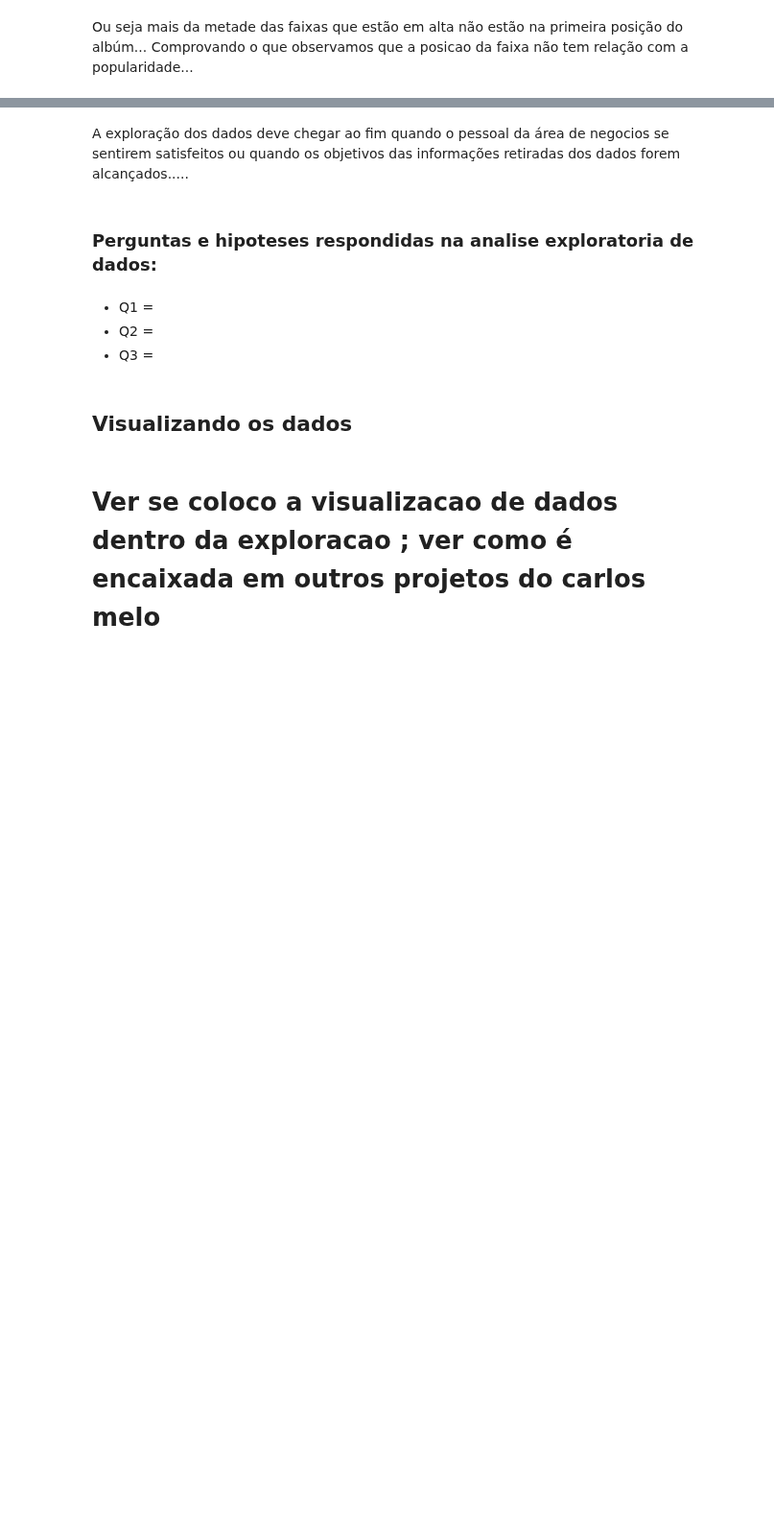
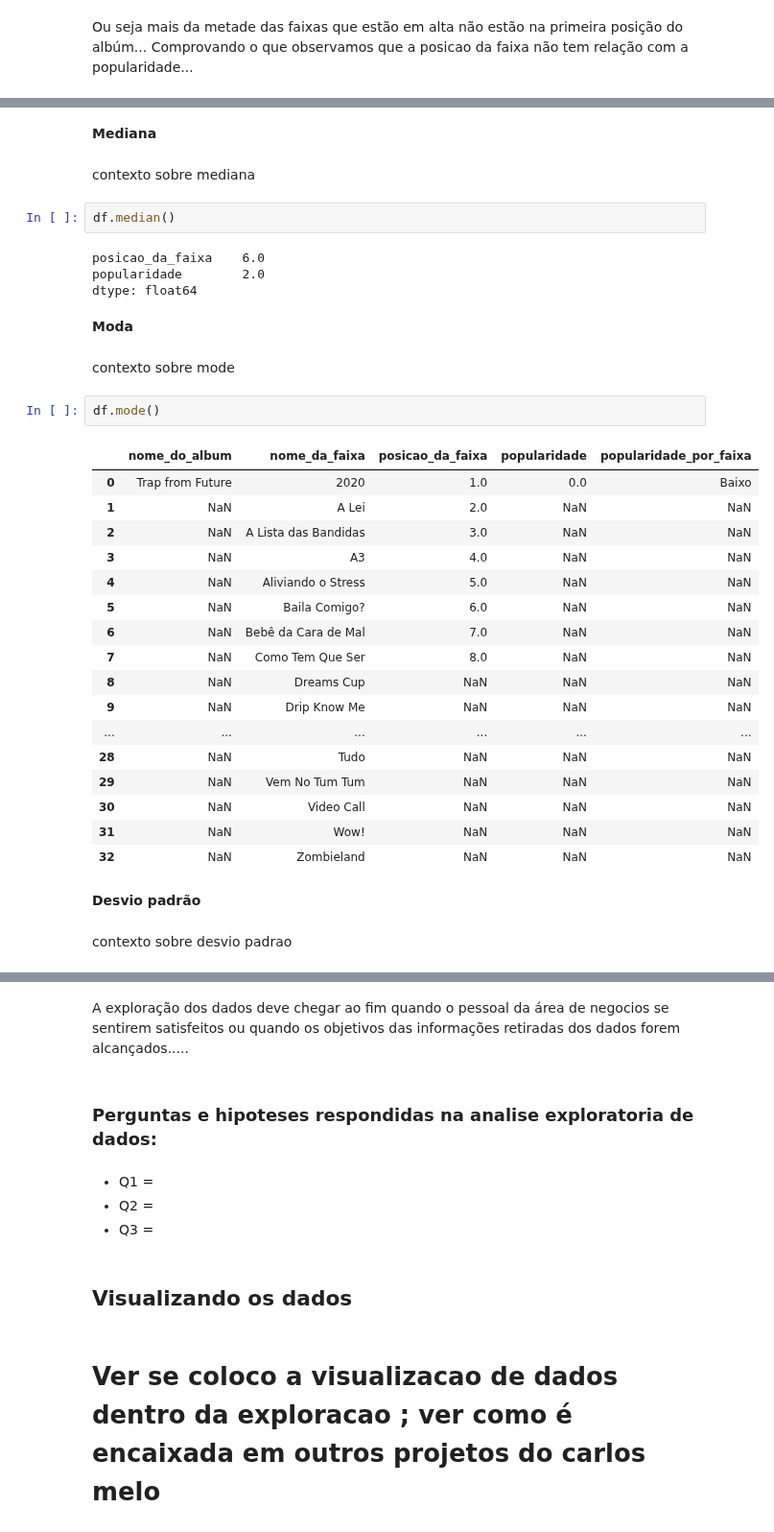
Before and after one commit to luislauriano/Data_Science, a Jupyter notebook: Projeto_construcao.ipynb, the cells around one changed output, grey strips where cells are left out. Shown at 96% size. Cells and saved outputs as stored; diff of their text form; blank space fills up the shorter version.

```diff
--- a/Projeto_construcao.ipynb
+++ b/Projeto_construcao.ipynb
@@ -798,0 +808,38 @@ Ou seja mais da metade das faixas que estão em alta não estão na primeira pos
+# %% [markdown]
+**Mediana**
+# %% [markdown]
+contexto sobre mediana
+# %%
+df.median()
+# %% [output]
+posicao_da_faixa    6.0
+popularidade        2.0
+dtype: float64
+# %% [markdown]
+**Moda**
+# %% [markdown]
+contexto sobre mode
+# %%
+df.mode()
+# %% [output]
+|  | nome_do_album | nome_da_faixa | posicao_da_faixa | popularidade | popularidade_por_faixa |
+| 0 | Trap from Future | 2020 | 1.0 | 0.0 | Baixo |
+| 1 | NaN | A Lei | 2.0 | NaN | NaN |
+| 2 | NaN | A Lista das Bandidas | 3.0 | NaN | NaN |
+| 3 | NaN | A3 | 4.0 | NaN | NaN |
+| 4 | NaN | Aliviando o Stress | 5.0 | NaN | NaN |
+| 5 | NaN | Baila Comigo? | 6.0 | NaN | NaN |
+| 6 | NaN | Bebê da Cara de Mal | 7.0 | NaN | NaN |
+| 7 | NaN | Como Tem Que Ser | 8.0 | NaN | NaN |
+| 8 | NaN | Dreams Cup | NaN | NaN | NaN |
+| 9 | NaN | Drip Know Me | NaN | NaN | NaN |
+| ... | ... | ... | ... | ... | ... |
+| 28 | NaN | Tudo | NaN | NaN | NaN |
+| 29 | NaN | Vem No Tum Tum | NaN | NaN | NaN |
+| 30 | NaN | Video Call | NaN | NaN | NaN |
+| 31 | NaN | Wow! | NaN | NaN | NaN |
+| 32 | NaN | Zombieland | NaN | NaN | NaN |
+# %% [markdown]
+**Desvio padrão**
+# %% [markdown]
+contexto sobre desvio padrao
```
Also changed, not shown: parts of 16 cells of this notebook.
